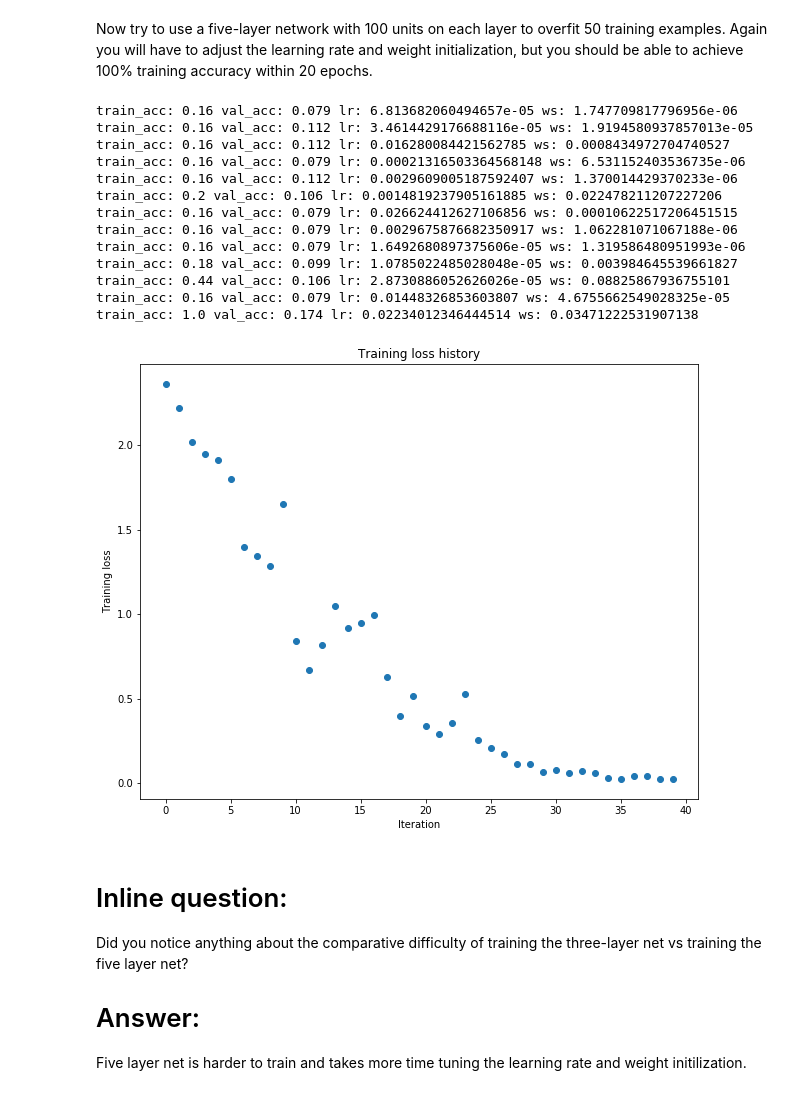
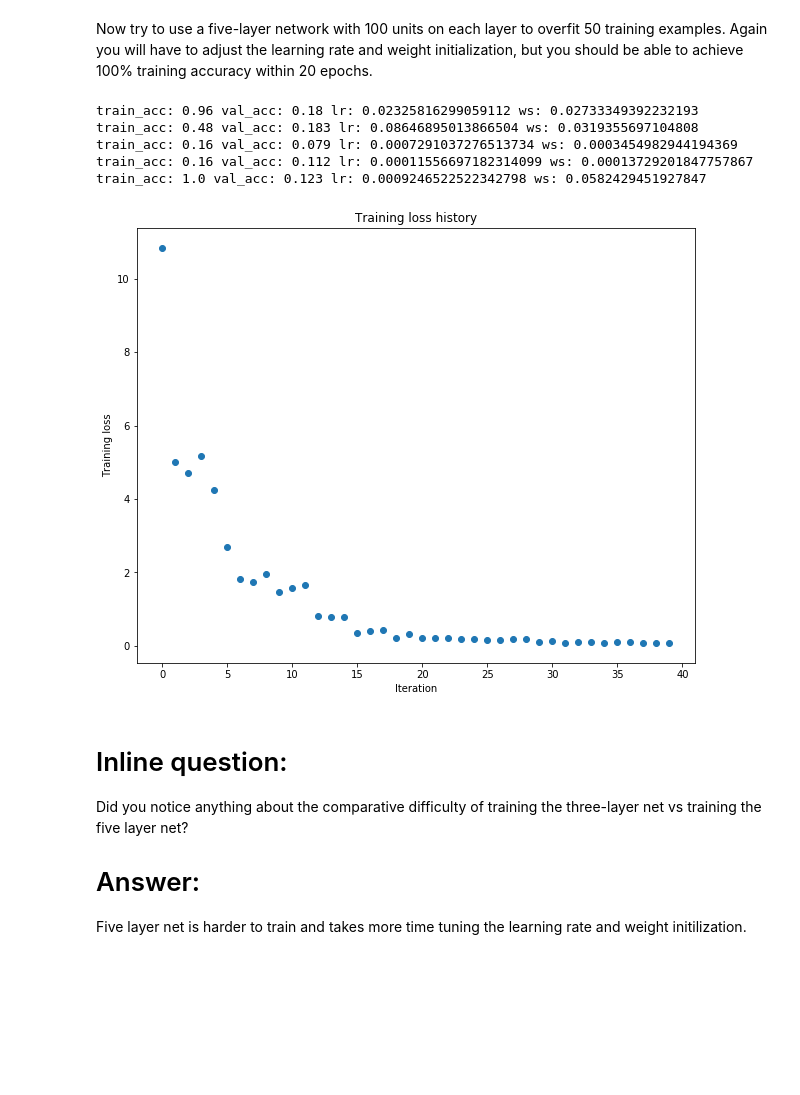
Before and after one commit to maoisdamao/231n, a Jupyter notebook: assignment2/FullyConnectedNets.ipynb, the cells around one changed output. Drawn from its saved outputs; the diff is of its cells as text; code cells hidden in the pictures; blank space fills up the shorter version.

```diff
--- a/assignment2/FullyConnectedNets.ipynb
+++ b/assignment2/FullyConnectedNets.ipynb
@@ -480,51 +480,43 @@ def train_model(weight_scale, learning_rate):
     best_train_acc = max(train_acc_his)
     index_best = train_acc_his.index(max(train_acc_his))
     val_acc = solver.val_acc_history[index_best]
-    return best_train_acc, val_acc
+    return best_train_acc, val_acc, solver
 # %% [markdown]
 Now try to use a five-layer network with 100 units on each layer to overfit 50 training examples. Again you will have to adjust the learning rate and weight initialization, but you should be able to achieve 100% training accuracy within 20 epochs.
 # %%
 # TODO: Use a five-layer Net to overfit 50 training examples.
 
 num_train = 50
 small_data = {
   'X_train': data['X_train'][:num_train],
   'y_train': data['y_train'][:num_train],
   'X_val': data['X_val'],
   'y_val': data['y_val'],
 }
 
 learning_rate = 1e-2
 weight_scale = 1e-2
 train_acc = 0
 while train_acc < 1:
-    learning_rate = 10**np.random.uniform(-5, -1)
-    weight_scale = 10**np.random.uniform(-6, -1)
-    train_acc, val_acc = train_model(weight_scale, learning_rate)
+    learning_rate = 10**np.random.uniform(-4, -1)
+    weight_scale = 10**np.random.uniform(-4, -1)
+    train_acc, val_acc, solver = train_model(weight_scale, learning_rate)
     print("train_acc:", train_acc, "val_acc:", val_acc,
           "lr:", learning_rate, "ws:", weight_scale)
 
 
 plt.plot(solver.loss_history, 'o')
 plt.title('Training loss history')
 plt.xlabel('Iteration')
 plt.ylabel('Training loss')
 plt.show()
 # %% [output]
-train_acc: 0.16 val_acc: 0.079 lr: 6.813682060494657e-05 ws: 1.747709817796956e-06
-train_acc: 0.16 val_acc: 0.112 lr: 3.4614429176688116e-05 ws: 1.9194580937857013e-05
-train_acc: 0.16 val_acc: 0.112 lr: 0.016280084421562785 ws: 0.0008434972704740527
-train_acc: 0.16 val_acc: 0.079 lr: 0.00021316503364568148 ws: 6.531152403536735e-06
-train_acc: 0.16 val_acc: 0.112 lr: 0.0029609005187592407 ws: 1.370014429370233e-06
-train_acc: 0.2 val_acc: 0.106 lr: 0.0014819237905161885 ws: 0.022478211207227206
-train_acc: 0.16 val_acc: 0.079 lr: 0.026624412627106856 ws: 0.00010622517206451515
-train_acc: 0.16 val_acc: 0.079 lr: 0.0029675876682350917 ws: 1.062281071067188e-06
-train_acc: 0.16 val_acc: 0.079 lr: 1.6492680897375606e-05 ws: 1.319586480951993e-06
-train_acc: 0.18 val_acc: 0.099 lr: 1.0785022485028048e-05 ws: 0.003984645539661827
-train_acc: 0.44 val_acc: 0.106 lr: 2.8730886052626026e-05 ws: 0.08825867936755101
-train_acc: 0.16 val_acc: 0.079 lr: 0.01448326853603807 ws: 4.6755662549028325e-05
-train_acc: 1.0 val_acc: 0.174 lr: 0.02234012346444514 ws: 0.03471222531907138
+train_acc: 0.96 val_acc: 0.18 lr: 0.02325816299059112 ws: 0.02733349392232193
+train_acc: 0.48 val_acc: 0.183 lr: 0.08646895013866504 ws: 0.0319355697104808
+train_acc: 0.16 val_acc: 0.079 lr: 0.0007291037276513734 ws: 0.0003454982944194369
+train_acc: 0.16 val_acc: 0.112 lr: 0.00011556697182314099 ws: 0.00013729201847757867
+train_acc: 1.0 val_acc: 0.123 lr: 0.0009246522522342798 ws: 0.0582429451927847
-[figure, old version]
+[figure, new version]
 # %% [markdown]
 # Inline question:
 Did you notice anything about the comparative difficulty of training the three-layer net vs training the five layer net?
```
Also changed, not shown: parts of 6 cells of this notebook, 1 other file.
